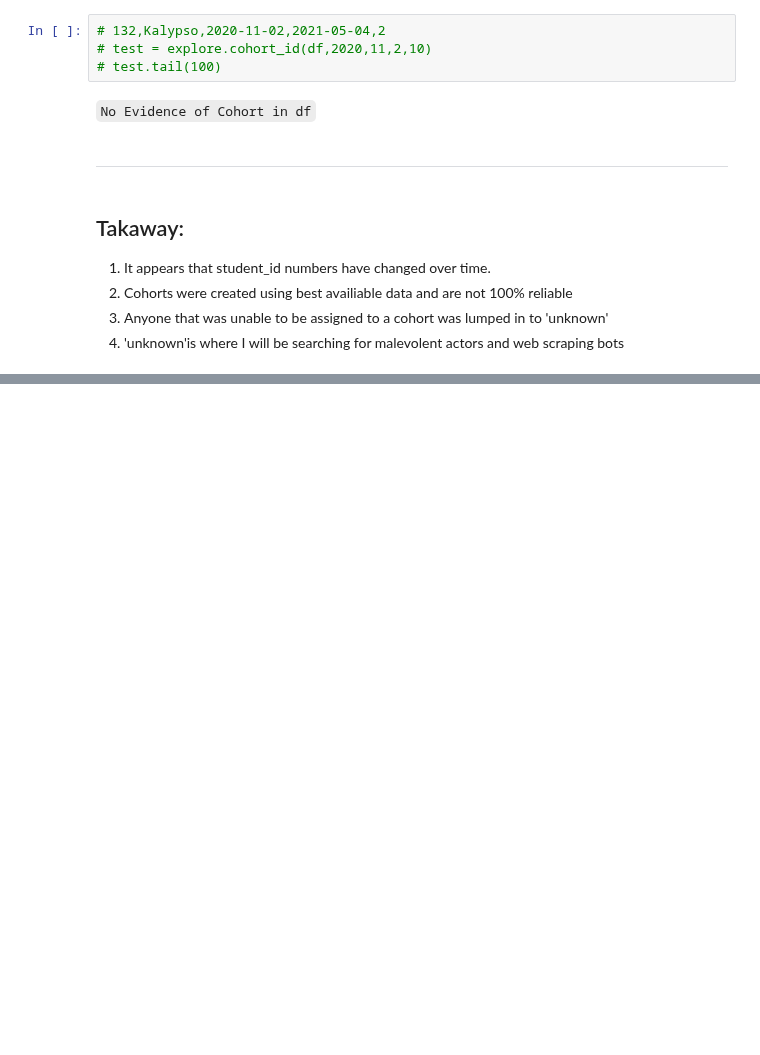
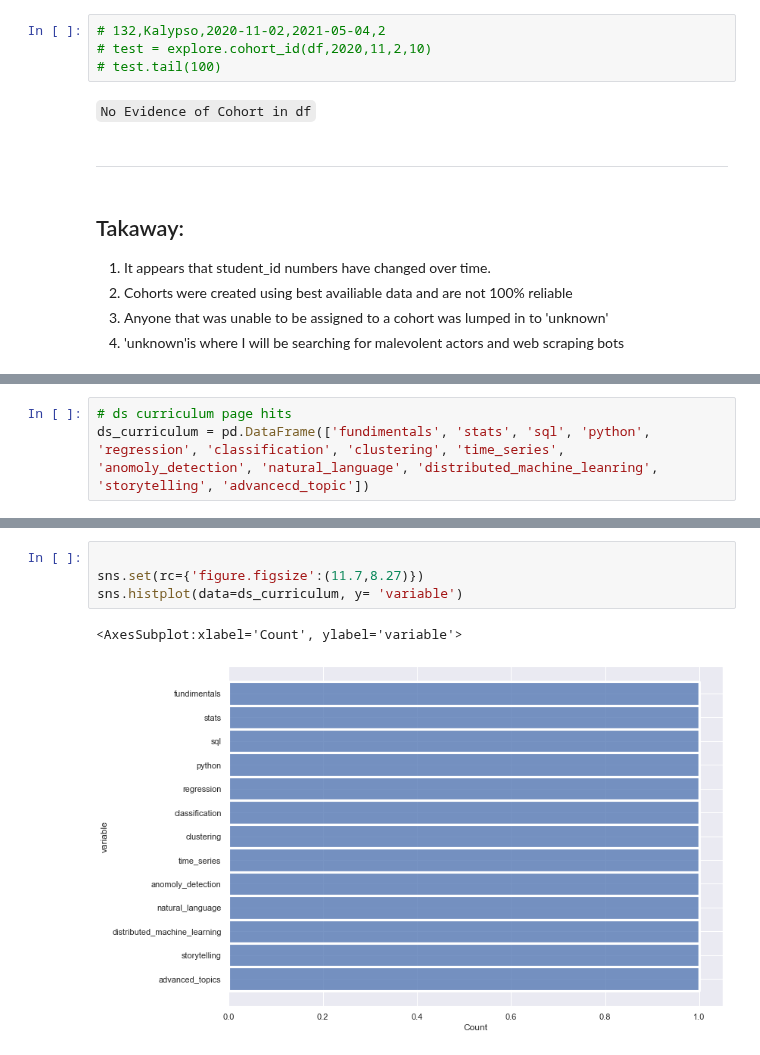
Before and after one commit to CSolitaire/anomaly-detection-exercises, a Jupyter notebook: anomaly_detection_mini_project.ipynb, the cells around one changed output, grey strips where cells are left out. Cells and saved outputs as stored; diff of their text form; blank space fills up the shorter version.

```diff
--- a/anomaly_detection_mini_project.ipynb
+++ b/anomaly_detection_mini_project.ipynb
@@ -411,0 +480,3 @@ explore.cohort_id(df, year, month, day, hour)
+# %%
+# ds curriculum page hits
+ds_curriculum = pd.DataFrame(['fundimentals', 'stats', 'sql', 'python', 'regression', 'classification', 'clustering', 'time_series', 'anomoly_detection', 'natural_language', 'distributed_machine_leanring', 'storytelling', 'advancecd_topic'])
@@ -411,0 +514,7 @@ explore.cohort_id(df, year, month, day, hour)
+# %%
+
+sns.set(rc={'figure.figsize':(11.7,8.27)})
+sns.histplot(data=ds_curriculum, y= 'variable')
+# %% [output]
+<AxesSubplot:xlabel='Count', ylabel='variable'>
+[figure, added]
```
Also changed, not shown: parts of 20 cells of this notebook.
